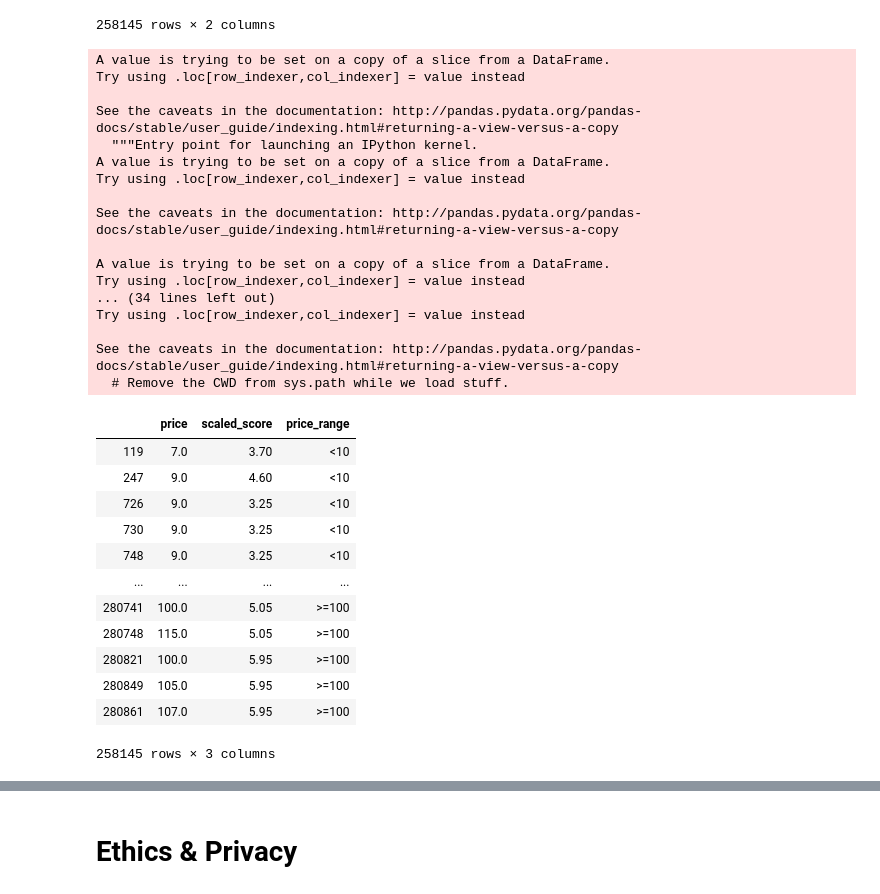
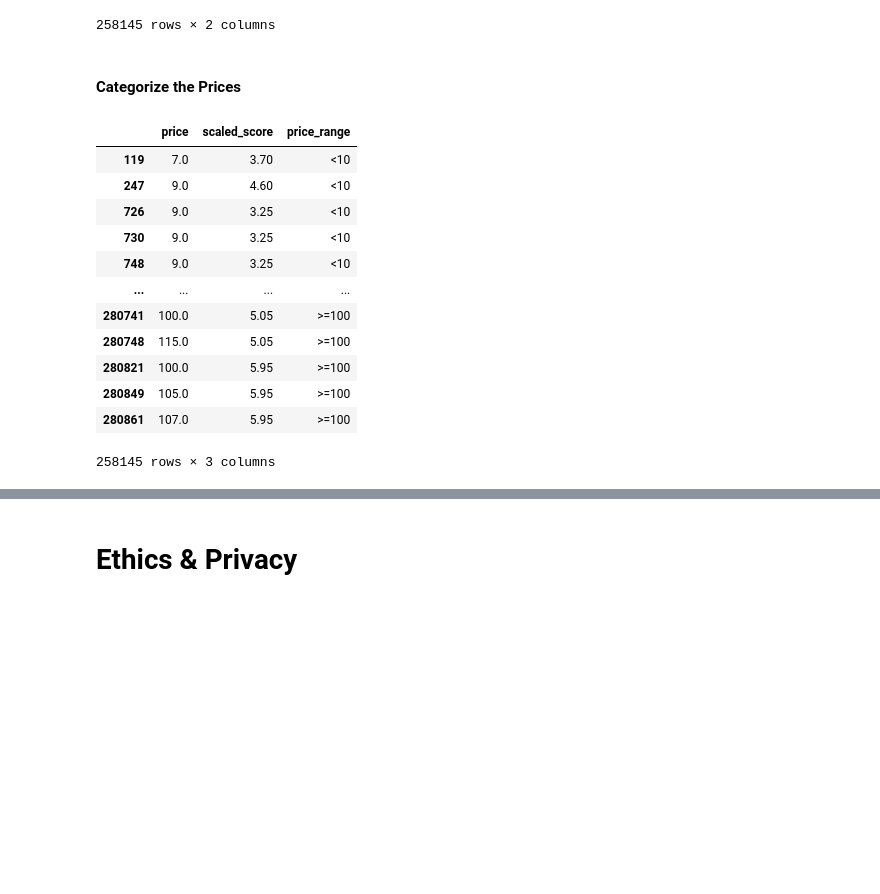
Before and after one commit to aditya4812/COGS108-Final-Project, a Jupyter notebook: FinalProject_group085.ipynb, the cells around one changed output, grey strips where cells are left out. Saved outputs shown, nothing was run; the diff lists cells and outputs as text; code cells hidden in the pictures; blank space fills up the shorter version.

```diff
--- a/FinalProject_group085.ipynb
+++ b/FinalProject_group085.ipynb
@@ -282,71 +286,56 @@ prices
 | 280899 | 32.0 | 5.50 |
 | 280900 | 21.0 | 5.50 |
 258145 rows × 2 columns
+# %% [markdown]
+#### Categorize the Prices
 # %%
 over100 = prices.loc[prices['price'] >= 100]
 under100 = prices.loc[prices['price'] < 100]
 under80 = prices.loc[prices['price'] < 80]
 under70 = prices.loc[prices['price'] < 70]
 under60 = prices.loc[prices['price'] < 60]
 under50 = prices.loc[prices['price'] < 50]
 under40 = prices.loc[prices['price'] < 40]
 under30 = prices.loc[prices['price'] < 30]
 under20 = prices.loc[prices['price'] < 20]
 
 
 
 p80to100 = under100.loc[under100['price'] >= 80]
 p70to80 = under80.loc[under80['price'] >= 70]
 p60to70 = under70.loc[under70['price'] >= 60]
 p50to60 = under60.loc[under60['price'] >= 50]
 p40to50 = under50.loc[under50['price'] >= 40]
 p30to40 = under40.loc[under40['price'] >= 30]
 p20to30 = under30.loc[under30['price'] >= 20]
 p10to20 = under20.loc[under20['price'] >= 10]
 p0to10 = prices.loc[prices['price'] < 10]
+
+over100 = over100.assign(price_range='>=100')
+p80to100 = p80to100.assign(price_range='[80,100)')
+p70to80 = p70to80.assign(price_range='[70,80)')
+p60to70 = p60to70.assign(price_range='[60,70)')
+p50to60 = p50to60.assign(price_range='[50,60)')
+p40to50 = p40to50.assign(price_range='[40,50)')
+p30to40 = p30to40.assign(price_range='[30,40)')
+p20to30 = p20to30.assign(price_range='[20,30)')
+p10to20 = p10to20.assign(price_range='[10,20)')
+p0to10 = p0to10.assign(price_range='<10')
+
+ranges = [p0to10, p10to20, p20to30, p30to40, p40to50, p50to60, p60to70, p70to80, p80to100, over100]
+prices_with_ranges = pd.concat(ranges)
+prices_with_ranges
+# %% [output]
+|  | price | scaled_score | price_range |
+| 119 | 7.0 | 3.70 | <10 |
+| 247 | 9.0 | 4.60 | <10 |
+| 726 | 9.0 | 3.25 | <10 |
+| 730 | 9.0 | 3.25 | <10 |
+| 748 | 9.0 | 3.25 | <10 |
+| ... | ... | ... | ... |
+| 280741 | 100.0 | 5.05 | >=100 |
+| 280748 | 115.0 | 5.05 | >=100 |
+| 280821 | 100.0 | 5.95 | >=100 |
+| 280849 | 105.0 | 5.95 | >=100 |
+| 280861 | 107.0 | 5.95 | >=100 |
+258145 rows × 3 columns
-# %%
-over100['price_range'] = '>=100'
-p80to100['price_range'] = '[80,100)'
-p70to80['price_range'] = '[70,80)'
-p60to70['price_range'] = '[60,70)'
-p50to60['price_range'] = '[50,60)'
-p40to50['price_range'] = '[40,50)'
-p30to40['price_range'] = '[30,40)'
-p20to30['price_range'] = '[20,30)'
-p10to20['price_range'] = '[10,20)'
-p0to10['price_range'] = '<10'
-
-ranges = [p0to10, p10to20, p20to30, p30to40, p40to50, p50to60, p60to70, p70to80, p80to100, over100]
-prices_with_ranges = pd.concat(ranges)
-prices_with_ranges
-# %% [output]
-A value is trying to be set on a copy of a slice from a DataFrame.
-Try using .loc[row_indexer,col_indexer] = value instead
-
-See the caveats in the documentation: http://pandas.pydata.org/pandas-docs/stable/user_guide/indexing.html#returning-a-view-versus-a-copy
-  """Entry point for launching an IPython kernel.
-A value is trying to be set on a copy of a slice from a DataFrame.
-Try using .loc[row_indexer,col_indexer] = value instead
-
-See the caveats in the documentation: http://pandas.pydata.org/pandas-docs/stable/user_guide/indexing.html#returning-a-view-versus-a-copy
-
-A value is trying to be set on a copy of a slice from a DataFrame.
-Try using .loc[row_indexer,col_indexer] = value instead
-... (34 lines left out)
-Try using .loc[row_indexer,col_indexer] = value instead
-
-See the caveats in the documentation: http://pandas.pydata.org/pandas-docs/stable/user_guide/indexing.html#returning-a-view-versus-a-copy
-  # Remove the CWD from sys.path while we load stuff.
-|  | price | scaled_score | price_range |
-| 119 | 7.0 | 3.70 | <10 |
-| 247 | 9.0 | 4.60 | <10 |
-| 726 | 9.0 | 3.25 | <10 |
-| 730 | 9.0 | 3.25 | <10 |
-| 748 | 9.0 | 3.25 | <10 |
-| ... | ... | ... | ... |
-| 280741 | 100.0 | 5.05 | >=100 |
-| 280748 | 115.0 | 5.05 | >=100 |
-| 280821 | 100.0 | 5.95 | >=100 |
-| 280849 | 105.0 | 5.95 | >=100 |
-| 280861 | 107.0 | 5.95 | >=100 |
-258145 rows × 3 columns
```
Also changed, not shown: parts of 14 cells of this notebook, 1 other file.
